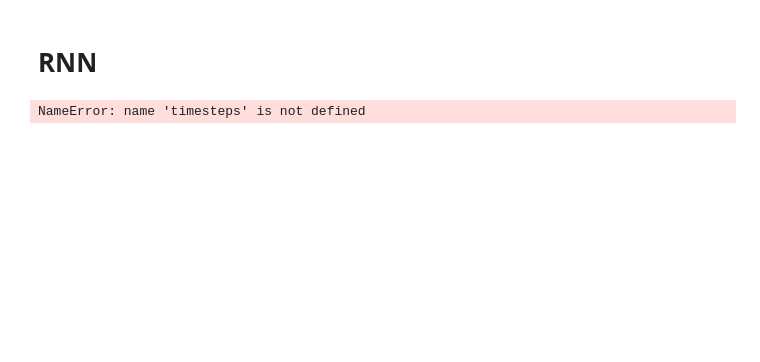
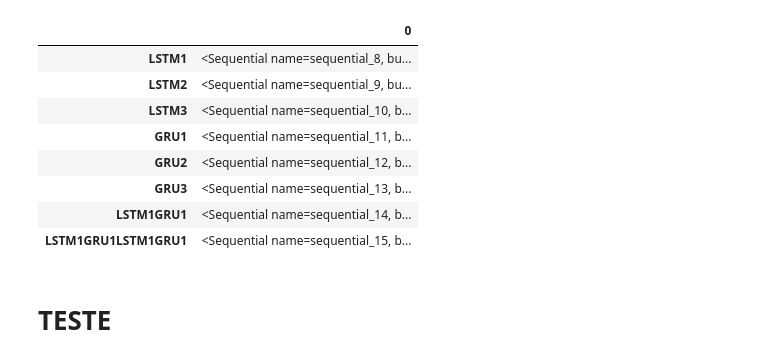
Before and after one commit to brunomaion/5-Modelos, a Jupyter notebook: rnn.ipynb, the cells around one changed output. Cells and saved outputs as stored; diff of their text form; code cells hidden in the pictures; blank space fills up the shorter version.

```diff
--- a/rnn.ipynb
+++ b/rnn.ipynb
@@ -23,29 +23,22 @@ from scipy.stats import mannwhitneyu
 from scipy import stats
 from sklearn.preprocessing import LabelEncoder
 from sklearn.ensemble import RandomForestRegressor
-from keras.layers import LSTM
-
-# Evitar avisos
-import warnings
-warnings.filterwarnings("ignore")
+from keras.models import Sequential
+from keras.layers import LSTM, Dense, GRU
 
 
+# Carregar os dados
 df = pd.read_csv("planilhas/dfDias7desloc.csv", sep=';', parse_dates=['Data'], index_col="Data")
-display(df)
-df.info()
 
+# Dividir os dados em conjuntos de treinamento e teste
 split = int(0.7 * len(df))
 treino = df[:split]
 teste = df[split:]
 
+# Preparar dados de treinamento e teste
+x_treino = treino.drop(columns='CasosDiasTarget').values
+y_treino = treino['CasosDiasTarget'].values
 
-x_treino = treino.drop(columns='CasosDiasTarget')
-y_treino = treino['CasosDiasTarget']
-
-x_teste = teste.drop(columns='CasosDiasTarget')
-y_teste = teste['CasosDiasTarget']
-
-# Plotar as previsões em relação aos valores reais
-
-plt.figure(figsize=(10, 5))
-plt.plot(y_teste)
+x_teste = teste.drop(columns='CasosDiasTarget').values
+y_teste = teste['CasosDiasTarget'].values
+y_testeGraf = teste['CasosDiasTarget']
@@ -120,25 +118,23 @@ AttributeError: module 'keras.src.backend' has no attribute 'convert_to_numpy'
+# %%
+indexModelos = ['LSTM1','LSTM2','LSTM3','GRU1','GRU2','GRU3', 'LSTM1GRU1', 'LSTM1GRU1LSTM1GRU1']
+
+dfModelos = pd.DataFrame(modelos, index = indexModelos )
+display(dfModelos)
+
+i=0
+for m in modelos:
+  #print(dfModelos.index[i])
+  i+=1
+  #print(m)
+# %% [output]
+|  | 0 |
+| LSTM1 | <Sequential name=sequential_8, bu... |
+| LSTM2 | <Sequential name=sequential_9, bu... |
+| LSTM3 | <Sequential name=sequential_10, b... |
+| GRU1 | <Sequential name=sequential_11, b... |
+| GRU2 | <Sequential name=sequential_12, b... |
+| GRU3 | <Sequential name=sequential_13, b... |
+| LSTM1GRU1 | <Sequential name=sequential_14, b... |
+| LSTM1GRU1LSTM1GRU1 | <Sequential name=sequential_15, b... |
 # %% [markdown]
-# RNN
+# TESTE
-# %%
-from keras.models import Sequential
-from keras.layers import LSTM, GRU, Dense
-
-# Definindo o modelo Sequential
-model = Sequential()
-
-# Adicionando uma camada LSTM com 64 unidades
-model.add(LSTM(64, input_shape=(1, features), return_sequences=True))
-
-# Adicionando uma camada GRU com 32 unidades
-model.add(GRU(32))
-
-# Adicionando uma camada densa de saída com uma única unidade (para regressão) ou mais para classificação
-model.add(Dense(1))
-
-# Compilando o modelo
-model.compile(optimizer='adam', loss='mse')  # Mean Squared Error (MSE) para problemas de regressão
-
-# Exibindo o resumo do modelo
-model.summary()
-# %% [output]
-NameError: name 'timesteps' is not defined
```
Also changed, not shown: parts of 6 cells of this notebook, 22 other files.
